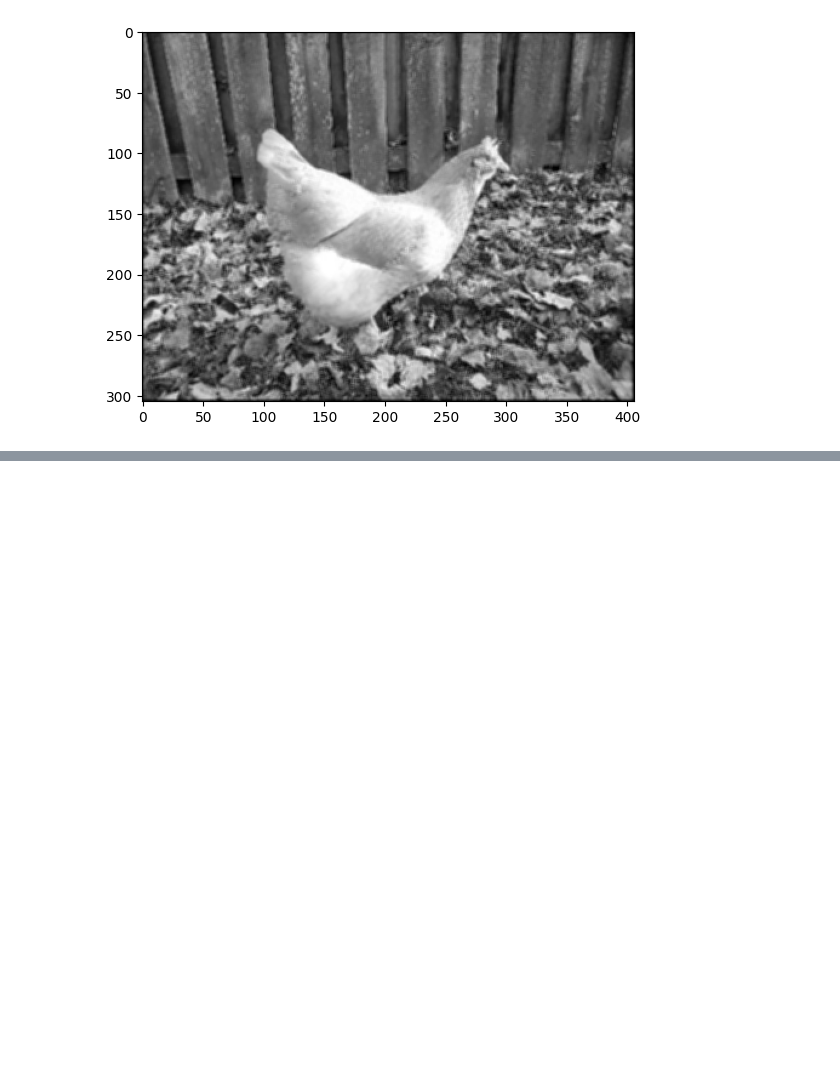
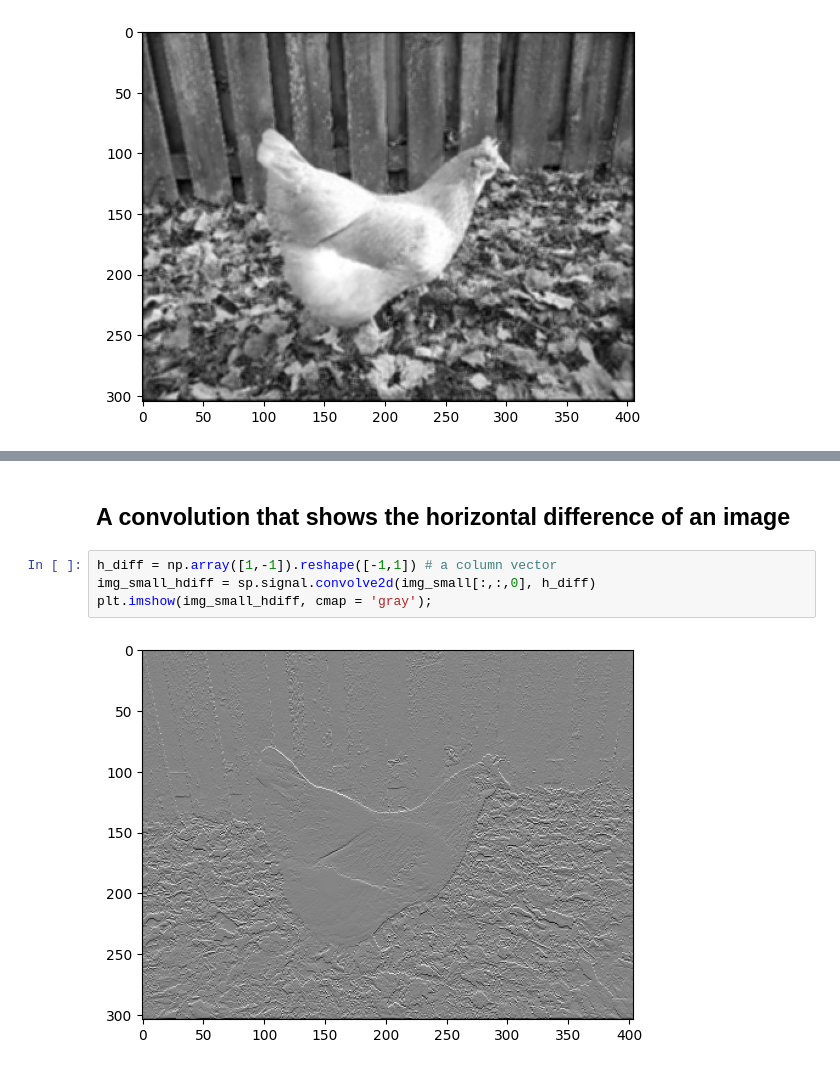
Before and after one commit to xuemeic/MTDS, a Jupyter notebook: notebooks/image.ipynb, the cells around one changed output, grey strips where cells are left out. Drawn from its saved outputs; the diff is of its cells as text; blank space fills up the shorter version.

```diff
--- a/notebooks/image.ipynb
+++ b/notebooks/image.ipynb
@@ -65,2 +71,10 @@ plt.imshow(img_small_diff, cmap = 'gray');
 # %% [output]
 [figure]
+# %% [markdown]
+## A convolution that shows the horizontal difference of an image
+# %%
+h_diff = np.array([1,-1]).reshape([-1,1]) # a column vector
+img_small_hdiff = sp.signal.convolve2d(img_small[:,:,0], h_diff)
+plt.imshow(img_small_hdiff, cmap = 'gray');
+# %% [output]
+[figure, added]
```
Also changed, not shown: parts of 5 cells of this notebook, 2 other files.
